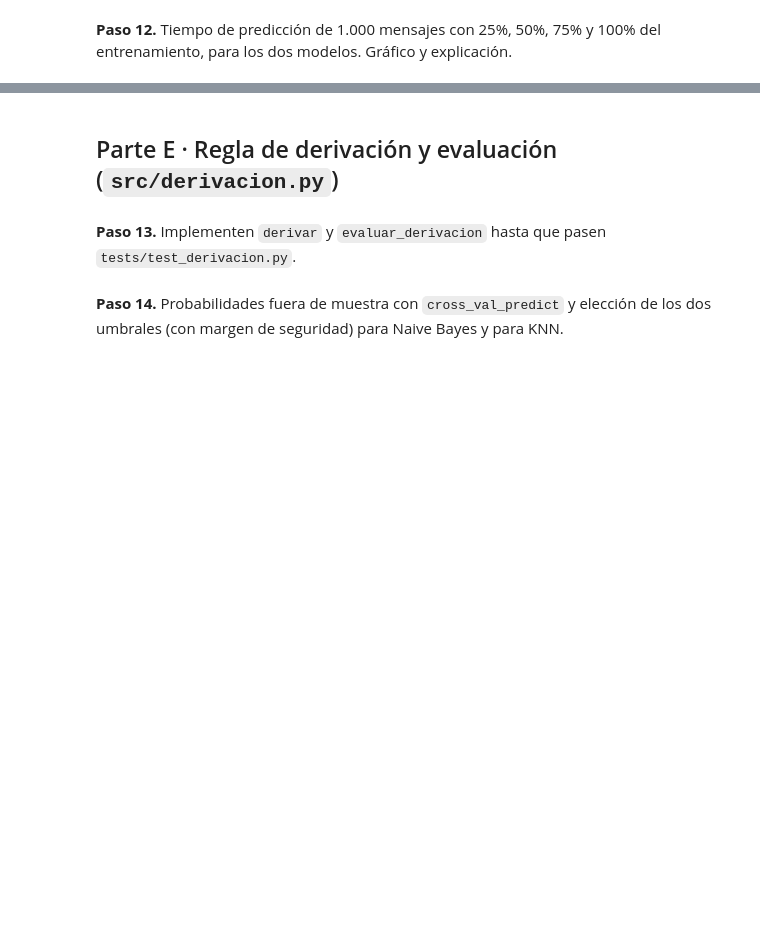
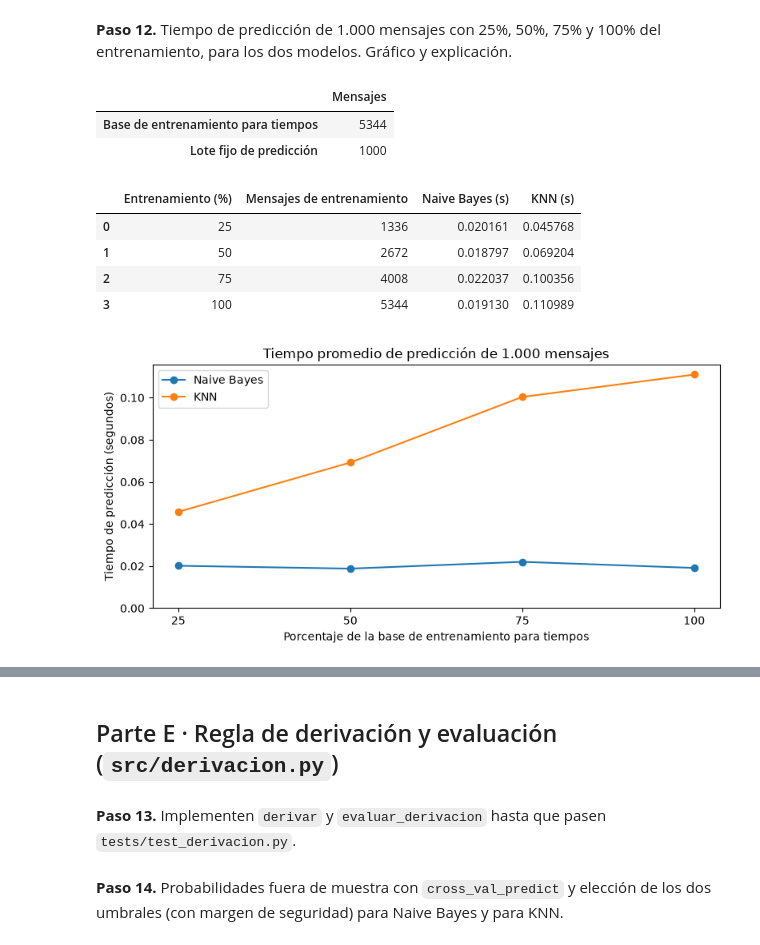
Before and after one commit to juanquiros/ml-cauce-naive-bayes, a Jupyter notebook: caso1_cauce/caso1_cauce.ipynb, the cells around one changed output, grey strips where cells are left out. Saved outputs shown, nothing was run; the diff lists cells and outputs as text; code cells hidden in the pictures; blank space fills up the shorter version.

Commit message:
Completar entrenamiento y comparación de modelos

```diff
--- a/caso1_cauce/caso1_cauce.ipynb
+++ b/caso1_cauce/caso1_cauce.ipynb
@@ -366,4 +596,79 @@ Naive Bayes suma conteos de términos por clase, aplica suavizado y combina loga
 # %% [markdown]
 **Paso 12.** Tiempo de predicción de 1.000 mensajes con 25%, 50%, 75% y 100% del entrenamiento, para los dos modelos. Gráfico y explicación.
 # %%
-# Tu código aquí
+from sklearn.base import clone
+from time import perf_counter
+
+# El lote fijo pertenece a entrenamiento y queda fuera del ajuste de este experimento.
+textos_base_tiempos, textos_lote_tiempos, etiquetas_base_tiempos, etiquetas_lote_tiempos = train_test_split(
+    textos_entrenamiento, etiquetas_entrenamiento,
+    test_size=1000, stratify=etiquetas_entrenamiento, random_state=SEMILLA,
+)
+assert textos_base_tiempos.index.intersection(textos_lote_tiempos.index).empty
+assert textos_lote_tiempos.index.intersection(textos_prueba.index).empty
+assert len(textos_lote_tiempos) == 1000
+display(pd.Series({"Base de entrenamiento para tiempos": len(textos_base_tiempos),
+                   "Lote fijo de predicción": len(textos_lote_tiempos)}, name="Mensajes").to_frame())
+
+porcentajes_tiempos = [25, 50, 75, 100]
+repeticiones_tiempos = 3
+mediciones_tiempos = []
+subconjuntos_tiempos = {}
+for porcentaje in porcentajes_tiempos:
+    cantidad = round(len(textos_base_tiempos) * porcentaje / 100)
+    if porcentaje == 100:
+        textos_subconjunto, etiquetas_subconjunto = textos_base_tiempos, etiquetas_base_tiempos
+    else:
+        textos_subconjunto, _, etiquetas_subconjunto, _ = train_test_split(
+            textos_base_tiempos, etiquetas_base_tiempos,
+            train_size=cantidad, stratify=etiquetas_base_tiempos, random_state=SEMILLA,
+        )
+    assert textos_subconjunto.index.intersection(textos_lote_tiempos.index).empty
+    assert textos_subconjunto.index.intersection(textos_prueba.index).empty
+    subconjuntos_tiempos[porcentaje] = textos_subconjunto.index
+    modelos_tiempos = {
+        "Naive Bayes": clone(modelo_nb_ajustado).fit(textos_subconjunto, etiquetas_subconjunto),
+        "KNN": clone(modelo_knn_ajustado).fit(textos_subconjunto, etiquetas_subconjunto),
+    }
+    # Una llamada previa evita incluir el costo de la primera predicción en el promedio.
+    for modelo in modelos_tiempos.values():
+        modelo.predict(textos_lote_tiempos)
+    for repeticion in range(repeticiones_tiempos):
+        for nombre, modelo in modelos_tiempos.items():
+            inicio = perf_counter()
+            modelo.predict(textos_lote_tiempos)
+            segundos = perf_counter() - inicio
+            mediciones_tiempos.append({"Entrenamiento (%)": porcentaje, "Mensajes de entrenamiento": cantidad,
+                                      "Modelo": nombre, "Repetición": repeticion + 1, "Segundos": segundos})
+
+mediciones_tiempos = pd.DataFrame(mediciones_tiempos)
+tabla_tiempos = (
+    mediciones_tiempos.groupby(["Entrenamiento (%)", "Mensajes de entrenamiento", "Modelo"])["Segundos"]
+    .mean().unstack("Modelo").reset_index()
+    .rename(columns={"Naive Bayes": "Naive Bayes (s)", "KNN": "KNN (s)"})
+    [["Entrenamiento (%)", "Mensajes de entrenamiento", "Naive Bayes (s)", "KNN (s)"]]
+)
+tabla_tiempos.columns.name = None
+display(tabla_tiempos.round(6))
+
+fig, ax = plt.subplots(figsize=(8, 4))
+for nombre, columna in [("Naive Bayes", "Naive Bayes (s)"), ("KNN", "KNN (s)")]:
+    ax.plot(tabla_tiempos["Entrenamiento (%)"], tabla_tiempos[columna], marker="o", label=nombre)
+ax.set_title("Tiempo promedio de predicción de 1.000 mensajes")
+ax.set_xlabel("Porcentaje de la base de entrenamiento para tiempos")
+ax.set_ylabel("Tiempo de predicción (segundos)")
+ax.set_xticks(porcentajes_tiempos)
+ax.set_ylim(bottom=0)
+ax.legend()
+fig.tight_layout()
+plt.show()
+# %% [output]
+|  | Mensajes |
+| Base de entrenamiento para tiempos | 5344 |
+| Lote fijo de predicción | 1000 |
+|  | Entrenamiento (%) | Mensajes de entrenamiento | Naive Bayes (s) | KNN (s) |
+| 0 | 25 | 1336 | 0.020161 | 0.045768 |
+| 1 | 50 | 2672 | 0.018797 | 0.069204 |
+| 2 | 75 | 4008 | 0.022037 | 0.100356 |
+| 3 | 100 | 5344 | 0.019130 | 0.110989 |
+[figure, added]
```
Also changed, not shown: parts of 15 cells of this notebook.
